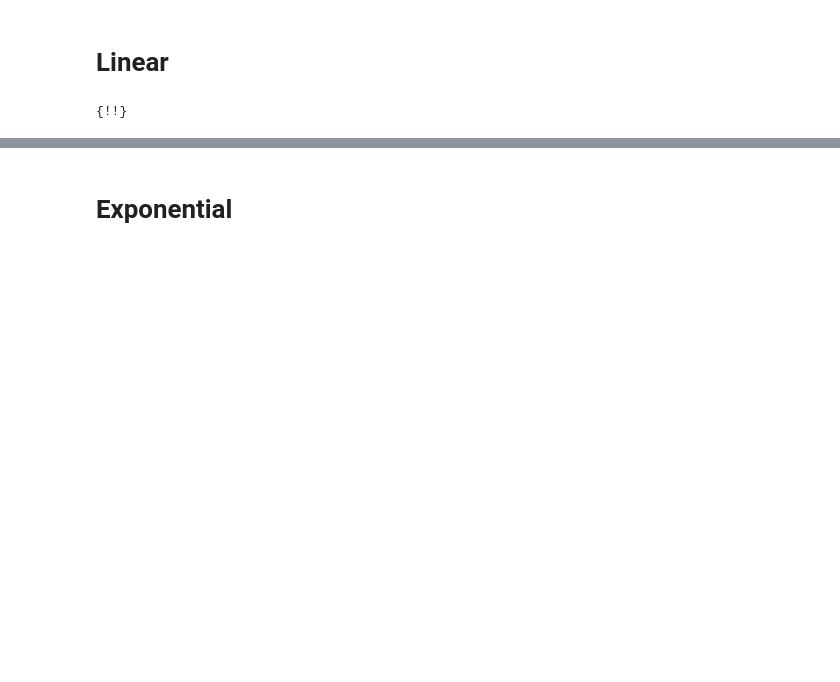
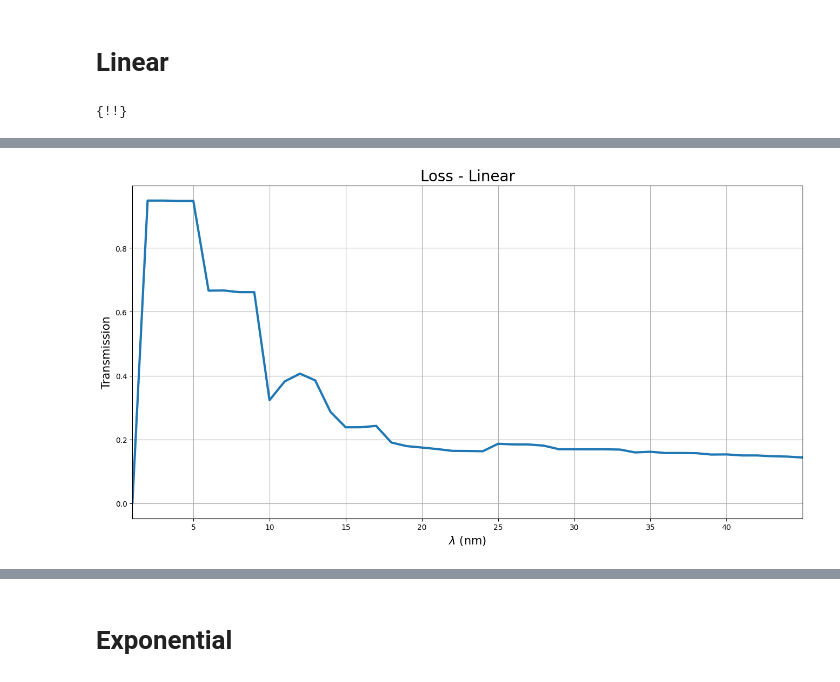
Before and after one commit to Leoopessoa/Edge-Coupler, a Jupyter notebook: Simulation/Components Assembly.ipynb, the cells around one changed output, grey strips where cells are left out. Saved outputs shown, nothing was run; the diff lists cells and outputs as text; code cells hidden in the pictures; blank space fills up the shorter version.

```diff
--- a/Simulation/Components Assembly.ipynb
+++ b/Simulation/Components Assembly.ipynb
@@ -402,3 +392,25 @@ plt.savefig('../Documentation/Figures/Loss_Linear')
+# %%
+
+# Plotting Mode convergence
+S = lum.getemesweep('S_mode_convergence_sweep')
+T = (abs(S['s12'])**2)
+modes = S['modes']
+
+figure4 = plt.figure(figsize=(16,8))
+
+plt.title('Loss - Linear', size = 20)
+wavelength = np.linspace(1500,1600,len(T))
+plt.plot(modes, abs(T)**2, linewidth = 3)
+plt.xticks(np.arange(0,45,5))
+plt.xlim(1,45)
+# plt.yticks(np.arange(-3.25, -2.95,0.05))
+# plt.ylim(-3.25,-2.95)
+plt.xlabel('$\lambda$ (nm)', size = 15)
+plt.ylabel('Transmission', size = 15)
+plt.grid()
+plt.savefig('../Documentation/Figures/Mode_convergence_Lin')
+# %% [output]
+[figure, added]
 # %%
 with open('SavedData/Loss_Lin.txt', 'wb') as file:
     plk.dump([T, Tlog],file)
```
Also changed, not shown: parts of 7 cells of this notebook, 6 other files.
